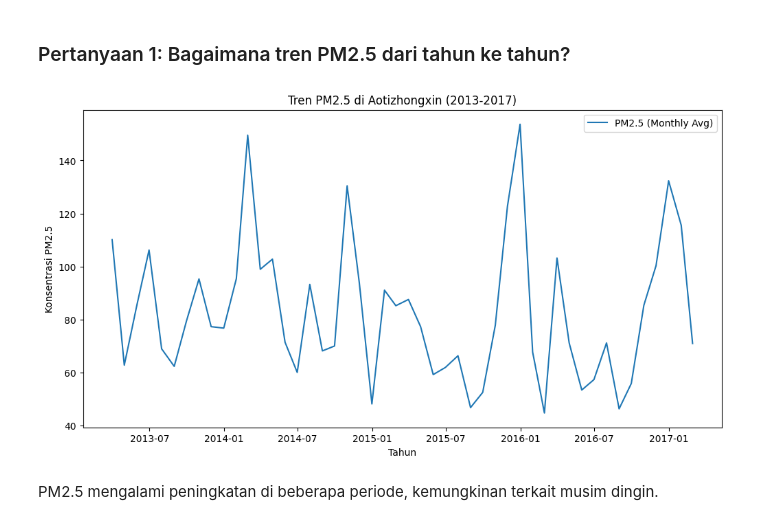
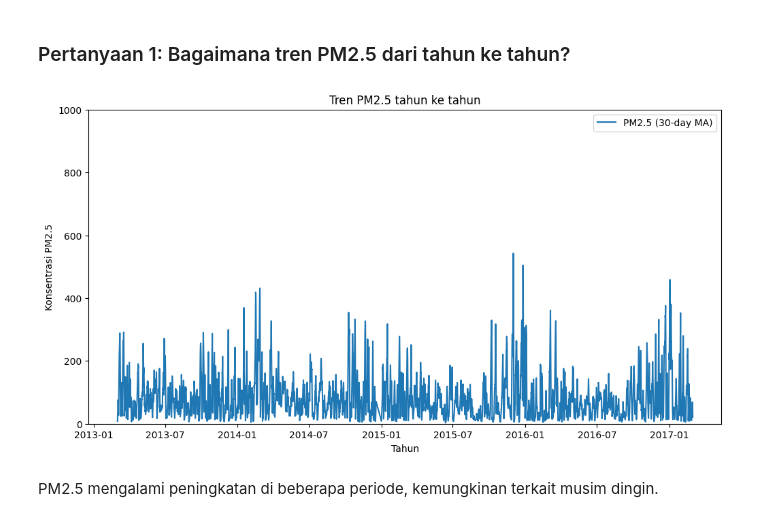
Before and after one commit to pratama404/Proyek-Analisis-Data, a Jupyter notebook: Proyek_Analisis_Data.ipynb, the cells around one changed output. Saved outputs shown, nothing was run; the diff lists cells and outputs as text; code cells hidden in the pictures.

Commit message:
chore: update requirements and enhance dashboard visualization

```diff
--- a/Proyek_Analisis_Data.ipynb
+++ b/Proyek_Analisis_Data.ipynb
@@ -183,0 +270,21 @@ plt.show()
+# %%
+# Definisikan batas binning berdasarkan distribusi PM2.5
+bins = [0, 50, 100, 150, 200, df['PM2.5'].max()]
+labels = ['Baik', 'Sedang', 'Tidak Sehat bagi Kelompok Sensitif', 'Tidak Sehat', 'Sangat Tidak Sehat']
+
+# Buat kolom kategori kualitas udara
+df['Kategori_PM2.5'] = pd.cut(df['PM2.5'], bins=bins, labels=labels, include_lowest=True)
+
+# Hitung jumlah data per kategori
+kategori_counts = df['Kategori_PM2.5'].value_counts().sort_index()
+
+# Visualisasi distribusi kategori PM2.5
+plt.figure(figsize=(10, 5))
+sns.barplot(x=kategori_counts.index, y=kategori_counts.values, palette="coolwarm")
+
+plt.title("Distribusi Kategori PM2.5 di Aotizhongxin")
+plt.xlabel("Kategori Kualitas Udara")
+plt.ylabel("Jumlah Observasi")
+plt.xticks(rotation=30)
+plt.grid(axis="y", linestyle="--", alpha=0.7)
+plt.show()
@@ -186,15 +300,19 @@ plt.show()
 # %% [markdown]
 ### Pertanyaan 1: Bagaimana tren PM2.5 dari tahun ke tahun?
 # %%
+# Melihat tren jangka panjang dengan moving average
+df['PM2.5_MA'] = df['PM2.5'].rolling(window=30).mean()
+
 plt.figure(figsize=(12, 6))
-plt.plot(df['PM2.5'].resample('M').mean(), label='PM2.5 (Monthly Avg)')
-plt.title('Tren PM2.5 di Aotizhongxin (2013-2017)')
+plt.plot(df['PM2.5_MA'], label='PM2.5 (30-day MA)')
+plt.title('Tren PM2.5 tahun ke tahun')
 plt.xlabel('Tahun')
 plt.ylabel('Konsentrasi PM2.5')
+plt.ylim(0, 1000)
 plt.legend()
 plt.show()
 # %% [output]
-[figure, old version]
+[figure, new version]
 # %% [markdown]
 PM2.5 mengalami peningkatan di beberapa periode, kemungkinan terkait musim dingin.
 # %% [markdown]
```
Also changed, not shown: parts of 17 cells of this notebook, 3 other files.
